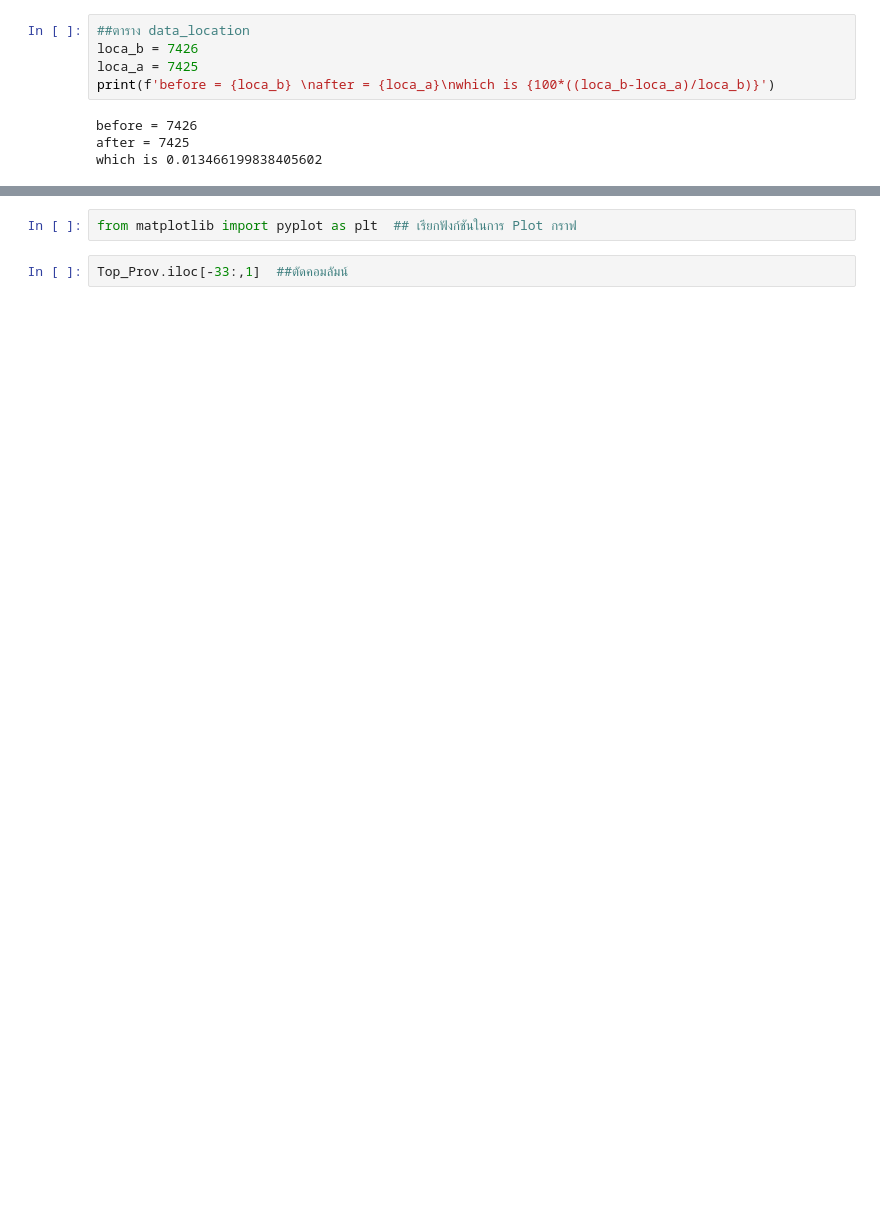
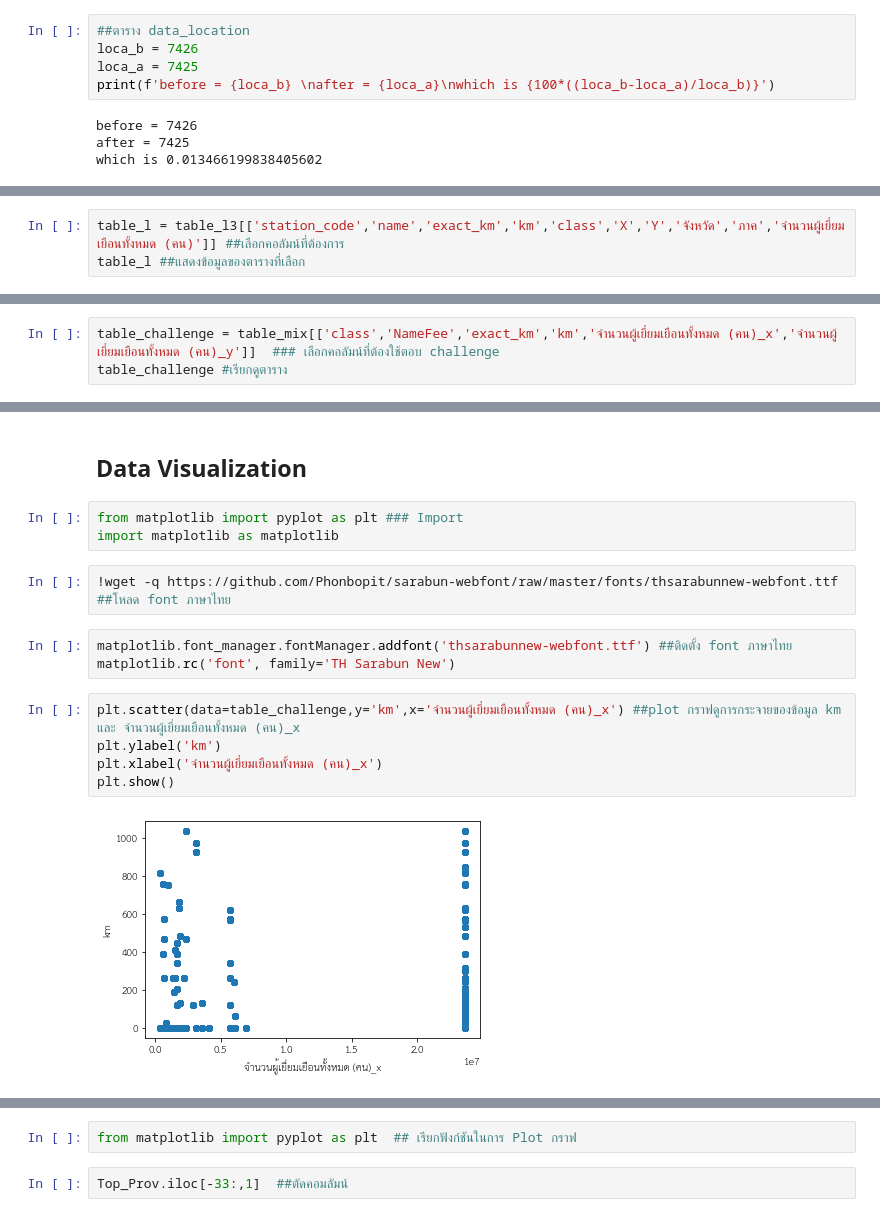
Before and after one commit to Jaomiew/DWDM21, a Jupyter notebook: Project_ล่าสุด.ipynb, the cells around one changed output, grey strips where cells are left out. Cells and saved outputs as stored; diff of their text form; blank space fills up the shorter version.

```diff
--- a/Project_ล่าสุด.ipynb
+++ b/Project_ล่าสุด.ipynb
@@ -540,0 +864,3 @@ Top_Prov  ##เรียกดูตาราง
+# %%
+table_l = table_l3[['station_code','name','exact_km','km','class','X','Y','จังหวัด','ภาค','จำนวนผู้เยี่ยมเยือนทั้งหมด (คน)']] ##เลือกคอลัมน์ที่ต้องการ
+table_l ##แสดงข้อมูลของตารางที่เลือก
@@ -540,0 +981,3 @@ Top_Prov  ##เรียกดูตาราง
+# %%
+table_challenge = table_mix[['class','NameFee','exact_km','km','จำนวนผู้เยี่ยมเยือนทั้งหมด (คน)_x','จำนวนผู้เยี่ยมเยือนทั้งหมด (คน)_y']]  ### เลือกคอลัมน์ที่ต้องใช้ตอบ challenge
+table_challenge #เรียกดูตาราง
@@ -540,0 +1232,17 @@ Top_Prov  ##เรียกดูตาราง
+# %% [markdown]
+## **Data Visualization**
+# %%
+from matplotlib import pyplot as plt ### Import
+import matplotlib as matplotlib
+# %%
+!wget -q https://github.com/Phonbopit/sarabun-webfont/raw/master/fonts/thsarabunnew-webfont.ttf  ##โหลด font ภาษาไทย
+# %%
+matplotlib.font_manager.fontManager.addfont('thsarabunnew-webfont.ttf') ##ติดตั้ง font ภาษาไทย
+matplotlib.rc('font', family='TH Sarabun New')
+# %%
+plt.scatter(data=table_challenge,y='km',x='จำนวนผู้เยี่ยมเยือนทั้งหมด (คน)_x') ##plot กราฟดูการกระจายของข้อมูล km และ จำนวนผู้เยี่ยมเยือนทั้งหมด (คน)_x
+plt.ylabel('km')
+plt.xlabel('จำนวนผู้เยี่ยมเยือนทั้งหมด (คน)_x')
+plt.show()
+# %% [output]
+[figure, added]
```
Also changed, not shown: parts of 167 cells of this notebook.
